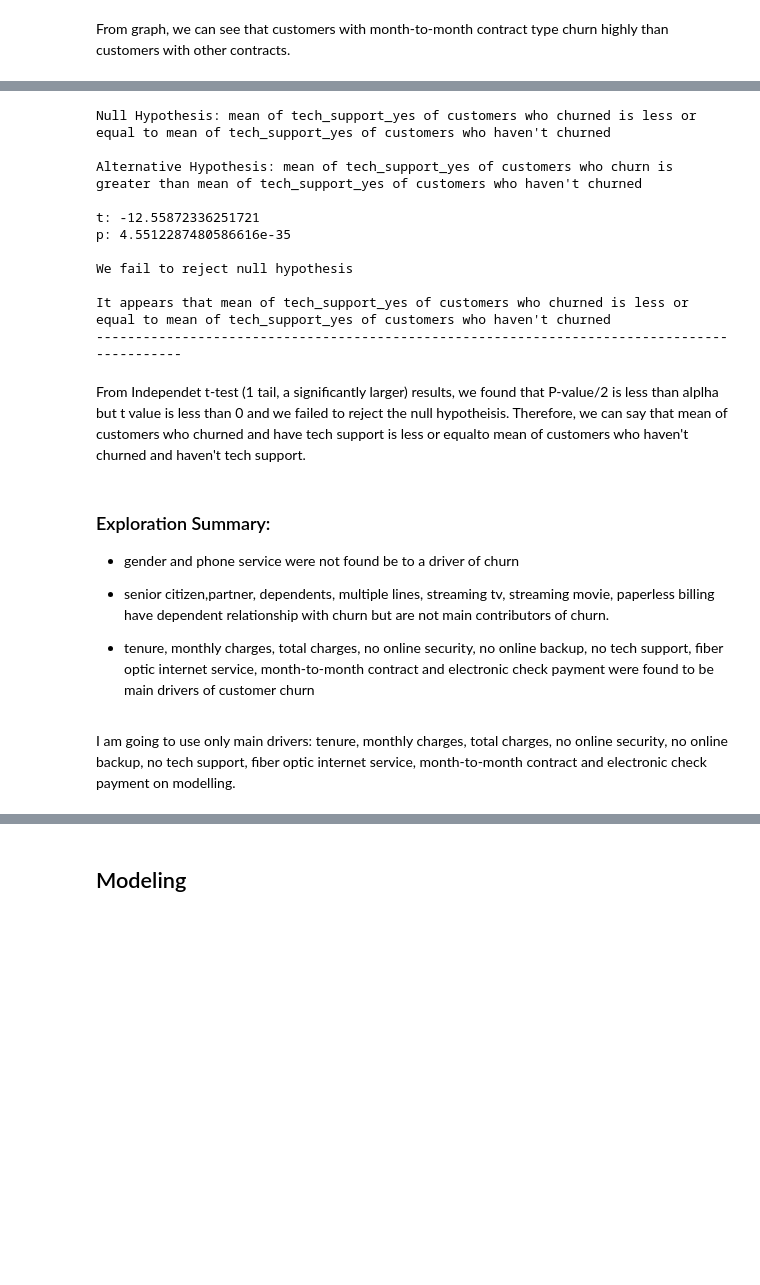
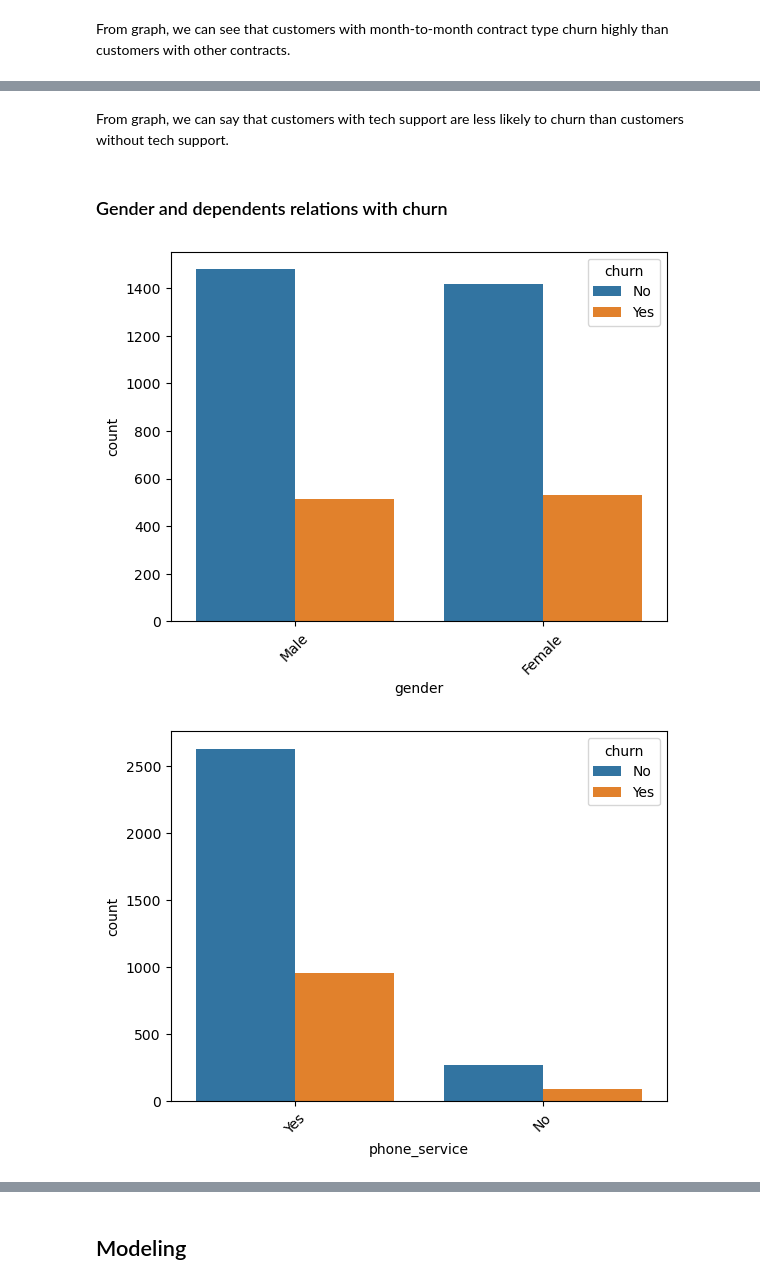
Before and after one commit to devgurung141/telco_project1, a Jupyter notebook: final.ipynb, the cells around one changed output, grey strips where cells are left out. Drawn from its saved outputs; the diff is of its cells as text; code cells hidden in the pictures; blank space fills up the shorter version.

```diff
--- a/final.ipynb
+++ b/final.ipynb
@@ -205,31 +217,17 @@ I will use Independet t-test (1 tail, a significantly larger) to see if mean of
-# %%
-# creae a list with one element: tech_support_yes using a function of explore  module
-num_cols =['tech_support_yes']
-
-# run t_test and get result using a function of explore  module
-e.ind_t_test_greater(num_cols, train)
-# %% [output]
-Null Hypothesis: mean of tech_support_yes of customers who churned is less or equal to mean of tech_support_yes of customers who haven't churned
-
-Alternative Hypothesis: mean of tech_support_yes of customers who churn is greater than mean of tech_support_yes of customers who haven't churned
-
-t: -12.55872336251721
-p: 4.5512287480586616e-35
-
-We fail to reject null hypothesis
-
-It appears that mean of tech_support_yes of customers who churned is less or equal to mean of tech_support_yes of customers who haven't churned
---------------------------------------------------------------------------------------------
-# %% [markdown]
-From Independet t-test (1 tail, a significantly larger) results, we found that P-value/2 is less than alplha but t value is less than 0 and we failed to reject the null hypotheisis. Therefore, we can say that mean of customers who churned and have tech support is less or equalto mean of customers who haven't churned and haven't tech support.
-# %% [markdown]
-### Exploration Summary:
-
-- gender and phone service were not found be to a driver of churn
-
-- senior citizen,partner, dependents, multiple lines, streaming tv, streaming movie, paperless billing have dependent relationship with churn but are not main contributors of churn.
-
-- tenure, monthly charges, total charges, no online security, no online backup, no tech support, fiber optic internet service, month-to-month contract and electronic check payment were found to be main drivers of customer churn
-# %% [markdown]
-I am going to use only main drivers: tenure, monthly charges, total charges, no online security, no online backup, no tech support, fiber optic internet service, month-to-month contract and electronic check payment
-on modelling.
+# %% [markdown]
+From graph, we can say that customers with tech support are less likely to churn than customers without tech support.
+# %% [markdown]
+### Gender and dependents relations with churn
+# %%
+# creae a list
+cat_cols= ['gender', 'phone_service']
+
+# visualization
+e.vis_countplot_cat(cat_cols,train)
+
+# run chi-square and get result using a function of explore module
+# I will use aplha of 0.05
+e.chi_test(cat_cols, train)
+# %% [output]
+[figure, added]
+[figure, added]
```
Also changed, not shown: parts of 32 cells of this notebook.
